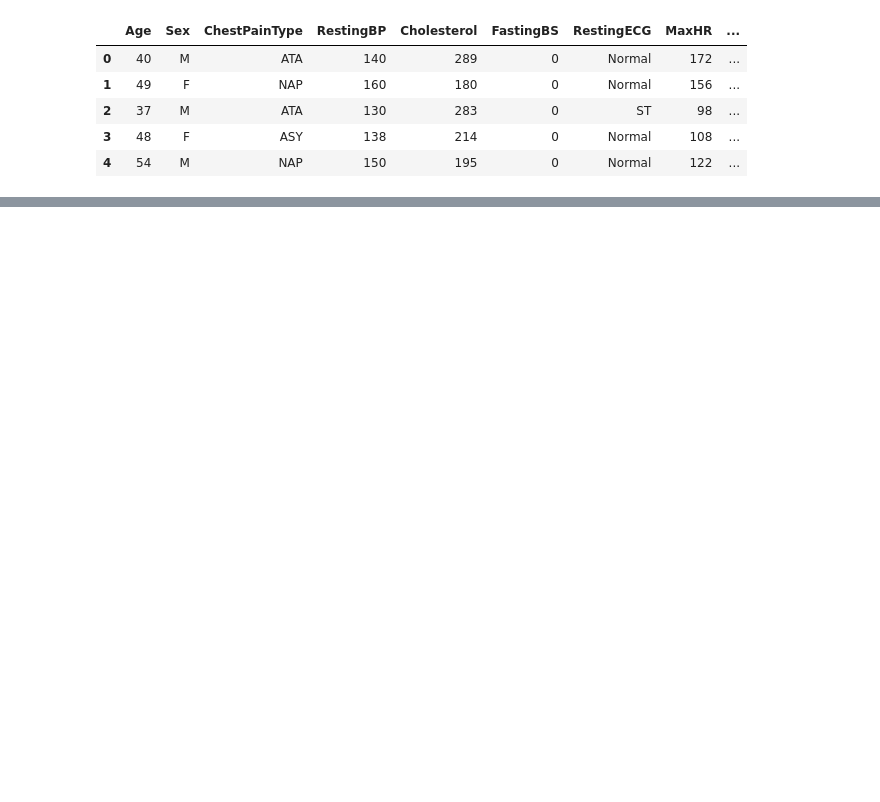
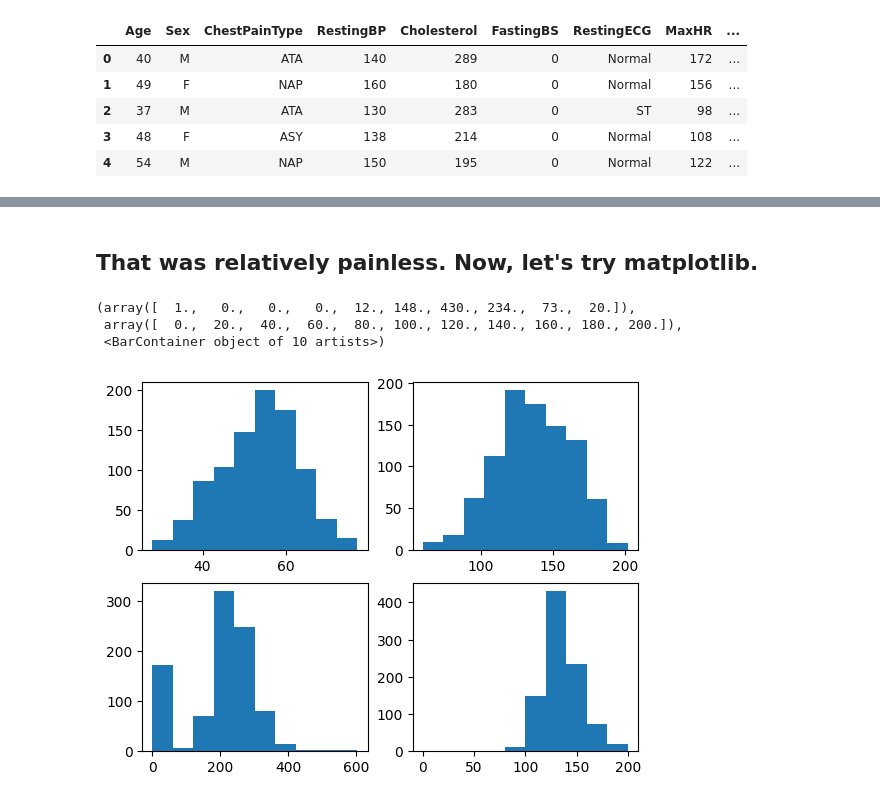
Before and after one commit to rcwaterman/DSE5002, a Jupyter notebook: Module_02/Lab/Homework_Heart_disease_data_set.ipynb, the cells around one changed output, grey strips where cells are left out. Cells and saved outputs as stored; diff of their text form; code cells hidden in the pictures; blank space fills up the shorter version.

```diff
--- a/Module_02/Lab/Homework_Heart_disease_data_set.ipynb
+++ b/Module_02/Lab/Homework_Heart_disease_data_set.ipynb
@@ -62,0 +289,13 @@ Turn this into a pivot table,   grouping by one or more predictors.
+# %% [markdown]
+## That was relatively painless. Now, let's try matplotlib.
+# %%
+fig, axs = plt.subplots(nrows=2,ncols=2)
+axs[0,0].hist(bp_df["Age"])
+axs[0,1].hist(bp_df["MaxHR"])
+axs[1,0].hist(bp_df["Cholesterol"])
+axs[1,1].hist(bp_df["RestingBP"])
+# %% [output]
+(array([  1.,   0.,   0.,   0.,  12., 148., 430., 234.,  73.,  20.]),
+ array([  0.,  20.,  40.,  60.,  80., 100., 120., 140., 160., 180., 200.]),
+ <BarContainer object of 10 artists>)
+[figure, added]
```
Also changed, not shown: parts of 70 cells of this notebook, 3 other files.
